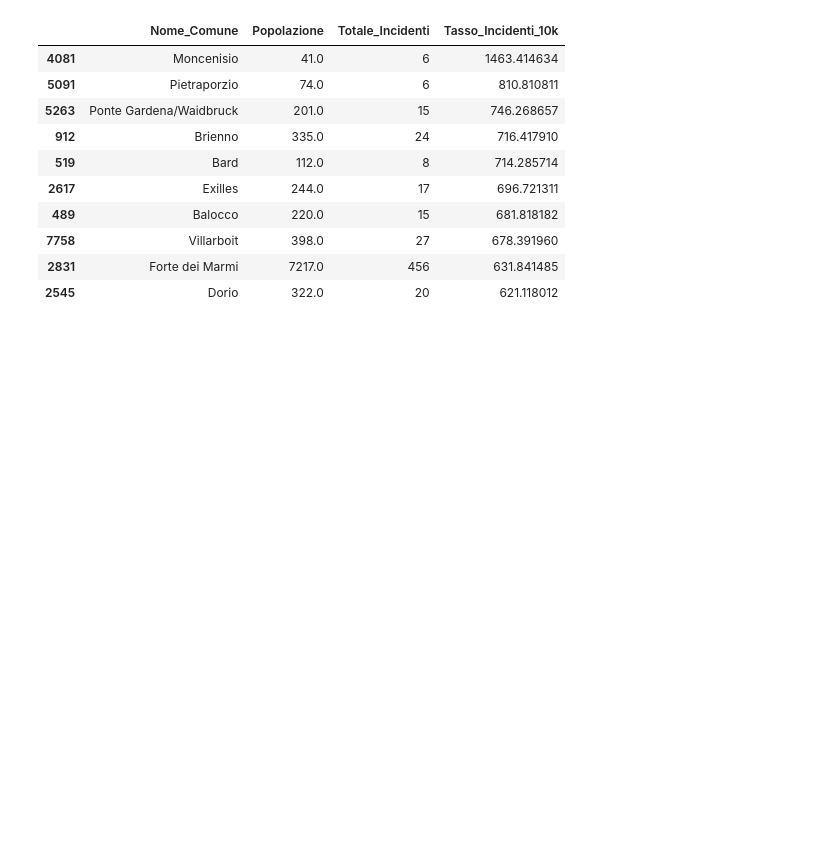
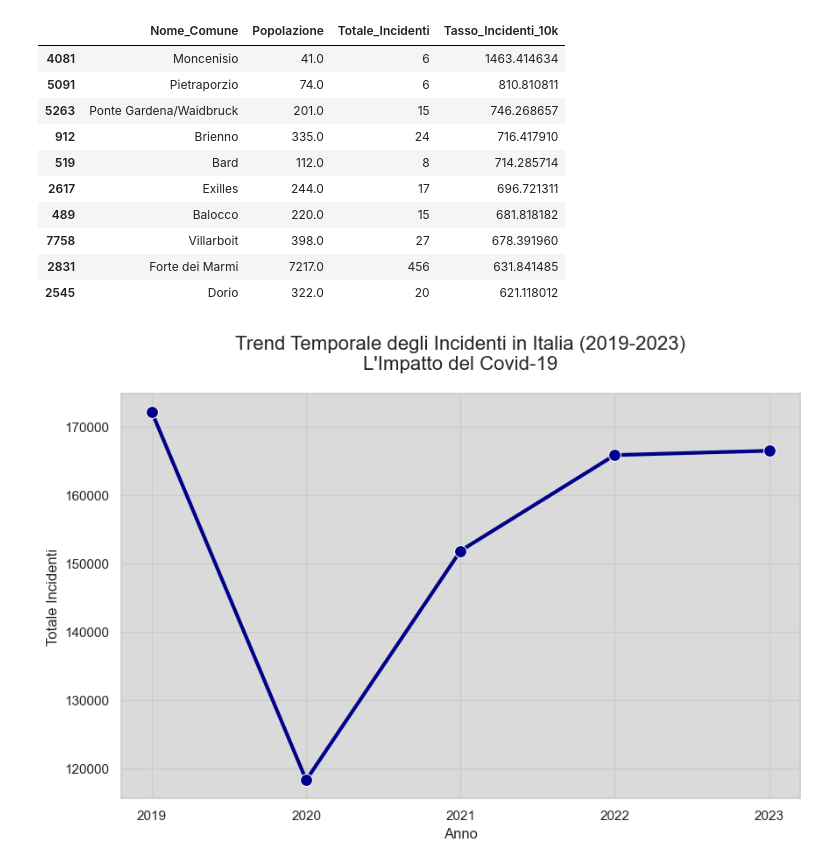
Before and after one commit to giuliotarantola-creator/FINALPROJECT_DATA_GIULIO_TARANTOLA, a Jupyter notebook: 02_Scripts_and_Notebooks/Notebooks/02_EDA_and_Visualizations.ipynb, the cells around one changed output. Cells and saved outputs as stored; diff of their text form; code cells hidden in the pictures; blank space fills up the shorter version.

Commit message:
LineChart_Anomalie_Periodo_Pandemia_2020_2021

```diff
--- a/02_Scripts_and_Notebooks/Notebooks/02_EDA_and_Visualizations.ipynb
+++ b/02_Scripts_and_Notebooks/Notebooks/02_EDA_and_Visualizations.ipynb
@@ -271,3 +271,34 @@ display(outlier_rischio[['Nome_Comune', 'Popolazione', 'Totale_Incidenti', 'Tass
 # %%
 # Forte dei Marmi rimane un buon comune dove fare investimenti.
 # Moncenisio e Pietraporzio sono i classici outlier causati dalla legge dei piccoli numeri.
+# %%
+# GRAFICO 4 Line Chart. Vorrei visualizzare l'anomalia storica del crollo del traffico negli anni della pandemia (2020-2021).
+
+df_trend = df_finale.groupby('Anno', as_index=False)['Totale_Incidenti'].sum()
+
+# Grafico Line Chart.
+sns.set_theme(style="whitegrid", rc={"axes.facecolor": "#DADADA"})
+plt.figure(figsize=(10, 6))
+
+# Line Chart.
+lineplot = sns.lineplot(
+    data=df_trend,
+    x='Anno',
+    y='Totale_Incidenti',
+    marker='o',          # Aggiunge un pallino per evidenziare ogni anno
+    linewidth=3,         # Rende la linea più spessa e professionale
+    markersize=10,       # Ingrandisce i pallini
+    color='darkblue'     # Colore istituzionale sobrio
+)
+
+# Titoli.
+plt.title('Trend Temporale degli Incidenti in Italia (2019-2023)\nL\'Impatto del Covid-19', fontsize=16, pad=20)
+plt.xlabel('Anno', fontsize=12)
+plt.ylabel('Totale Incidenti', fontsize=12)
+
+# L'asse X deve mostrare tutti gli anni come numeri interi senza decimali.
+plt.xticks(df_trend['Anno'].unique())
+
+plt.show()
+# %% [output]
+[figure, added]
```
